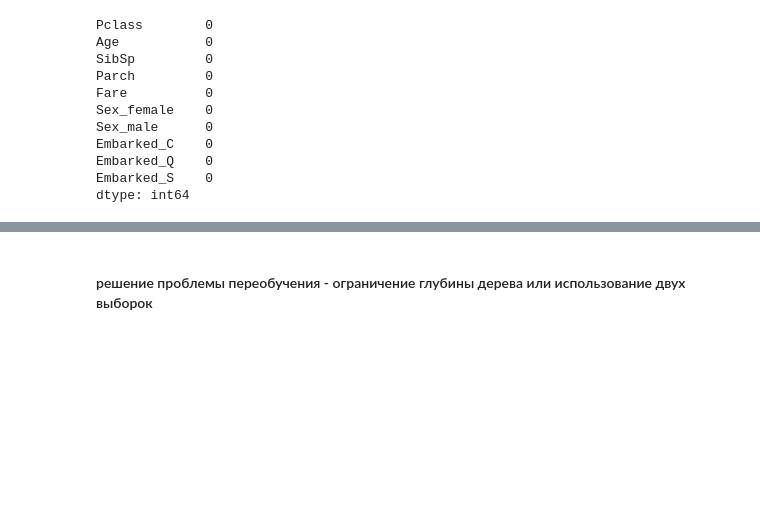
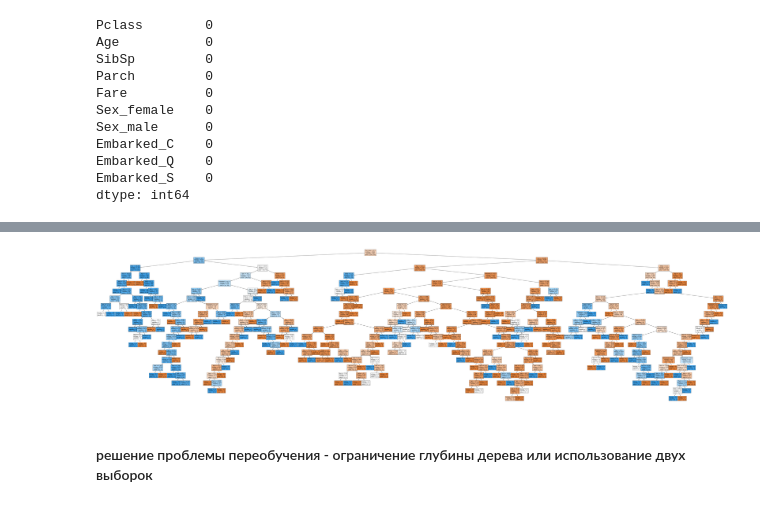
Before and after one commit to gbrs/Intro_DS_ML_Stepic_Karpov, a Jupyter notebook: 2_3.ipynb, the cells around one changed output, grey strips where cells are left out. Drawn from its saved outputs; the diff is of its cells as text; code cells hidden in the pictures; blank space fills up the shorter version.

Commit message:
add plot tree

```diff
--- a/2_3.ipynb
+++ b/2_3.ipynb
@@ -123,6 +118,12 @@ graph = Source(sklearn.tree.export_graphviz(clf, out_file=None,
 display(SVG(graph.pipe(format='svg')))
 # %% [output]
 [drawing not drawn]
+# %%
+##
+plt.figure(figsize=(100, 25))
+tree.plot_tree(clf, fontsize=10, feature_names=list(X), filled=True);
+# %% [output]
+[figure, added]
 # %% [markdown]
 #### решение проблемы переобучения - ограничение глубины дерева или использование двух выборок
 # %%
```
Also changed, not shown: parts of 12 cells of this notebook.
